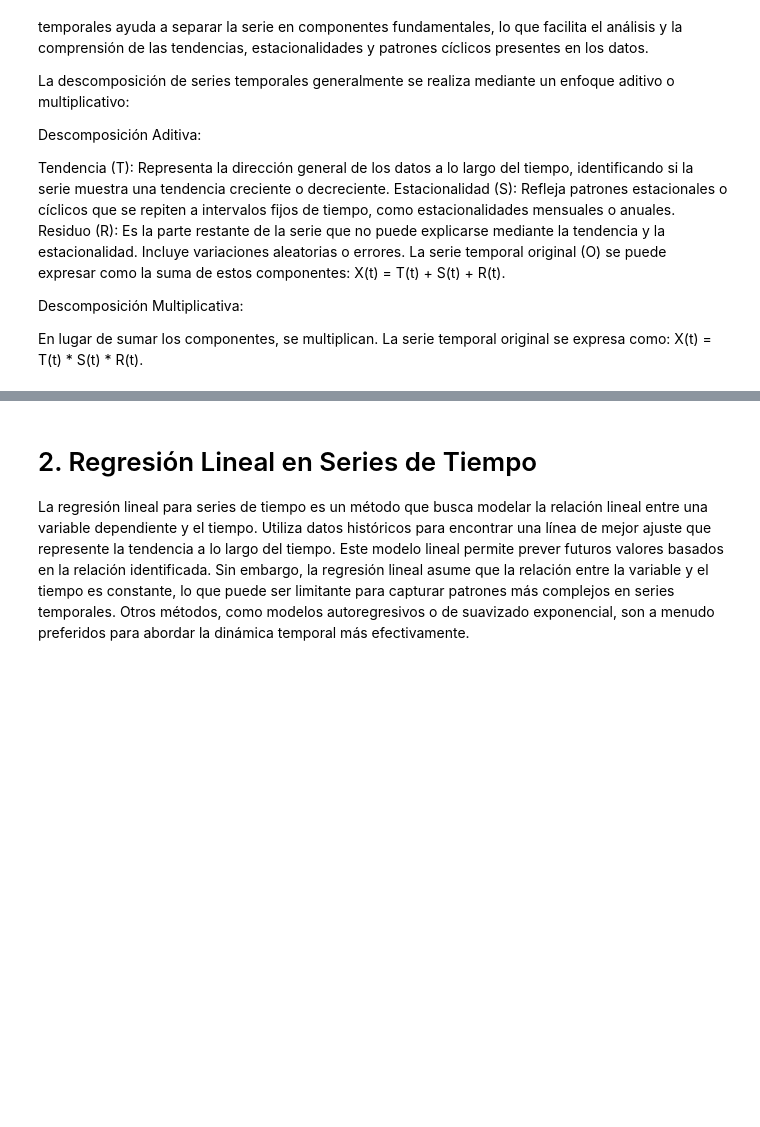
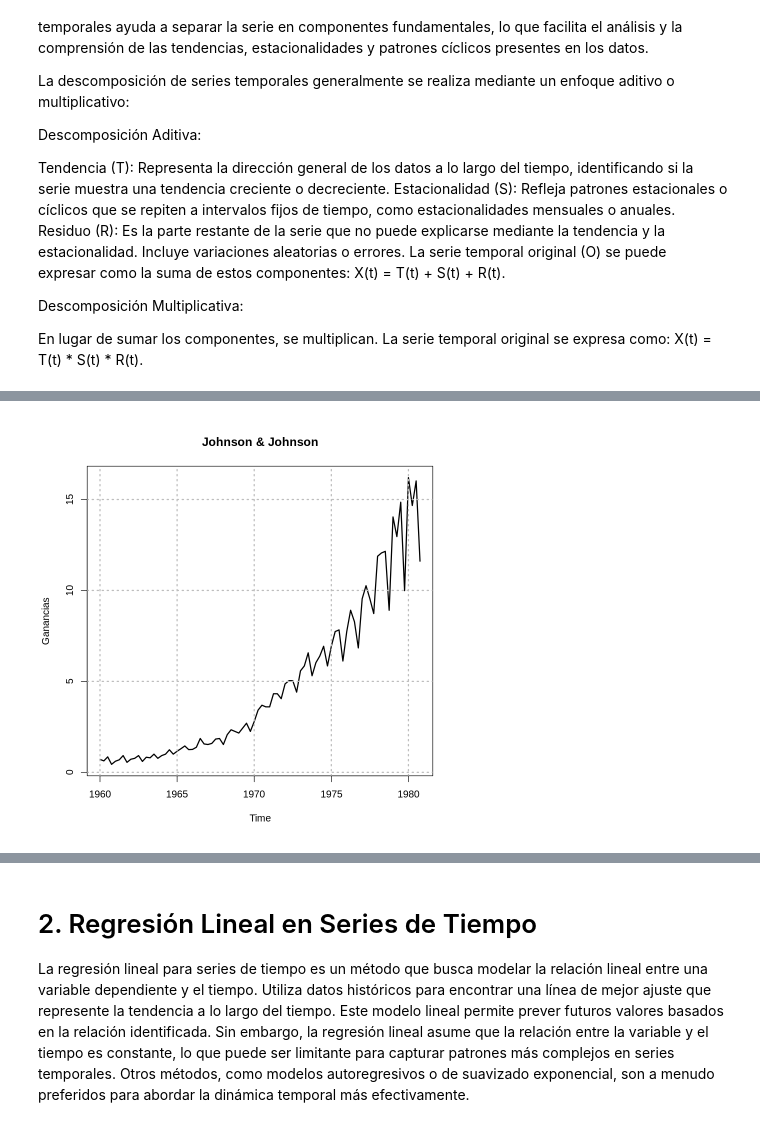
Before and after one commit to duvancatan/Time_Series_UdeA, a Jupyter notebook: 1_Tendencia_Suavizacion.ipynb, the cells around one changed output, grey strips where cells are left out. Cells and saved outputs as stored; diff of their text form; code cells hidden in the pictures; blank space fills up the shorter version.

```diff
--- a/1_Tendencia_Suavizacion.ipynb
+++ b/1_Tendencia_Suavizacion.ipynb
@@ -25,6 +34,11 @@ install.packages("stats")
 # Cargar Librerías #
 library(astsa)
 library(stats)
+# %%
+# Gráfica de la Serie de la ganancias trimestrales de Johnson & Johnson #
+plot.ts(jj, main="Johnson & Johnson", ylab="Ganancias", lwd = 2); grid(lwd = 2, col = "gray")
+# %% [output]
+[figure, added]
 # %%
 # Descomposición Aditiva #
 desc_adit <- decompose(jj, type="additive")
```
Also changed, not shown: parts of 3 cells of this notebook.
